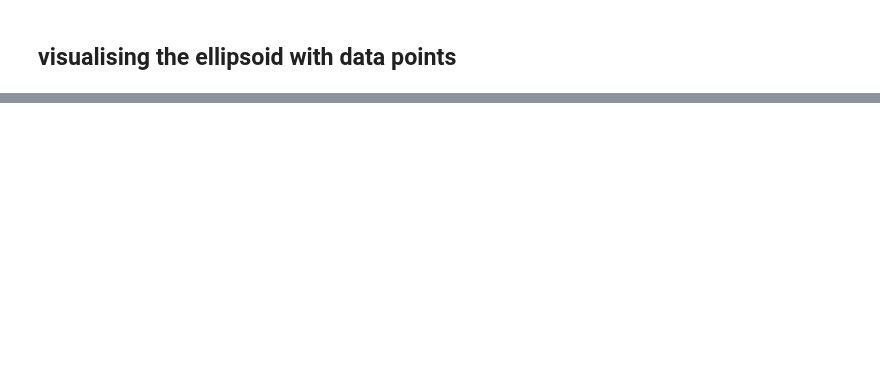
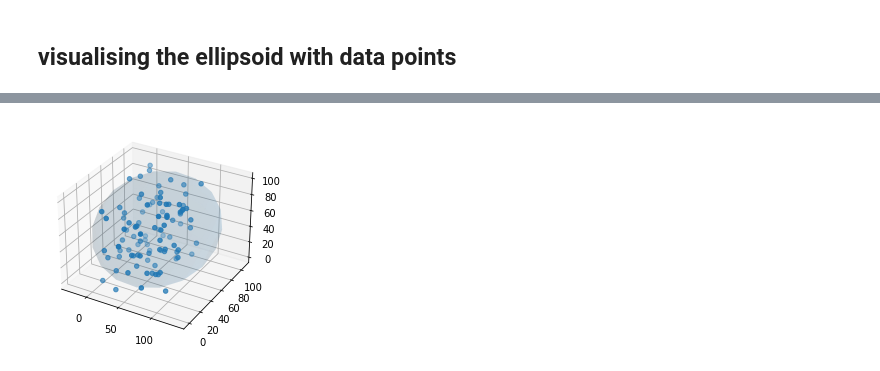
Before and after one commit to manu1003/meepc, a Jupyter notebook: meepc.ipynb, the cells around one changed output, grey strips where cells are left out. Drawn from its saved outputs; the diff is of its cells as text; code cells hidden in the pictures; blank space fills up the shorter version.

```diff
--- a/meepc.ipynb
+++ b/meepc.ipynb
@@ -121,0 +204,27 @@ array([0.00010936, 0.00019751, 0.00011858, 0.00013426])
+# %%
+A, centroid = mvee(X)
+U, D, V = la.svd(A)
+# print(D)
+rx, ry, rz = [1/np.sqrt(d) for d in D[:-1]]
+u, v = np.mgrid[0:2*pi:20j, -pi/2:pi/2:10j]
+
+def ellipse(u,v):
+    x = rx*cos(u)*cos(v)
+    y = ry*sin(u)*cos(v)
+    z = rz*sin(v)
+    return x,y,z
+
+E = np.dstack(ellipse(u,v))
+# while()
+E = np.dot(E,V[[3,2,1],:][:,[3,2,1]]) + centroid[[3,2,1]]
+x, y, z = np.rollaxis(E, axis = -1)
+
+fig = plt.figure()
+ax = fig.add_subplot(111, projection='3d')
+
+ax.plot_surface(x, y, z, cstride = 1, rstride = 1, alpha = 0.1)
+ax.scatter(X[:,0],X[:,1],X[:,2])
+
+plt.show()
+# %% [output]
+[figure, added]
```
Also changed, not shown: parts of 10 cells of this notebook, 1 other file.
